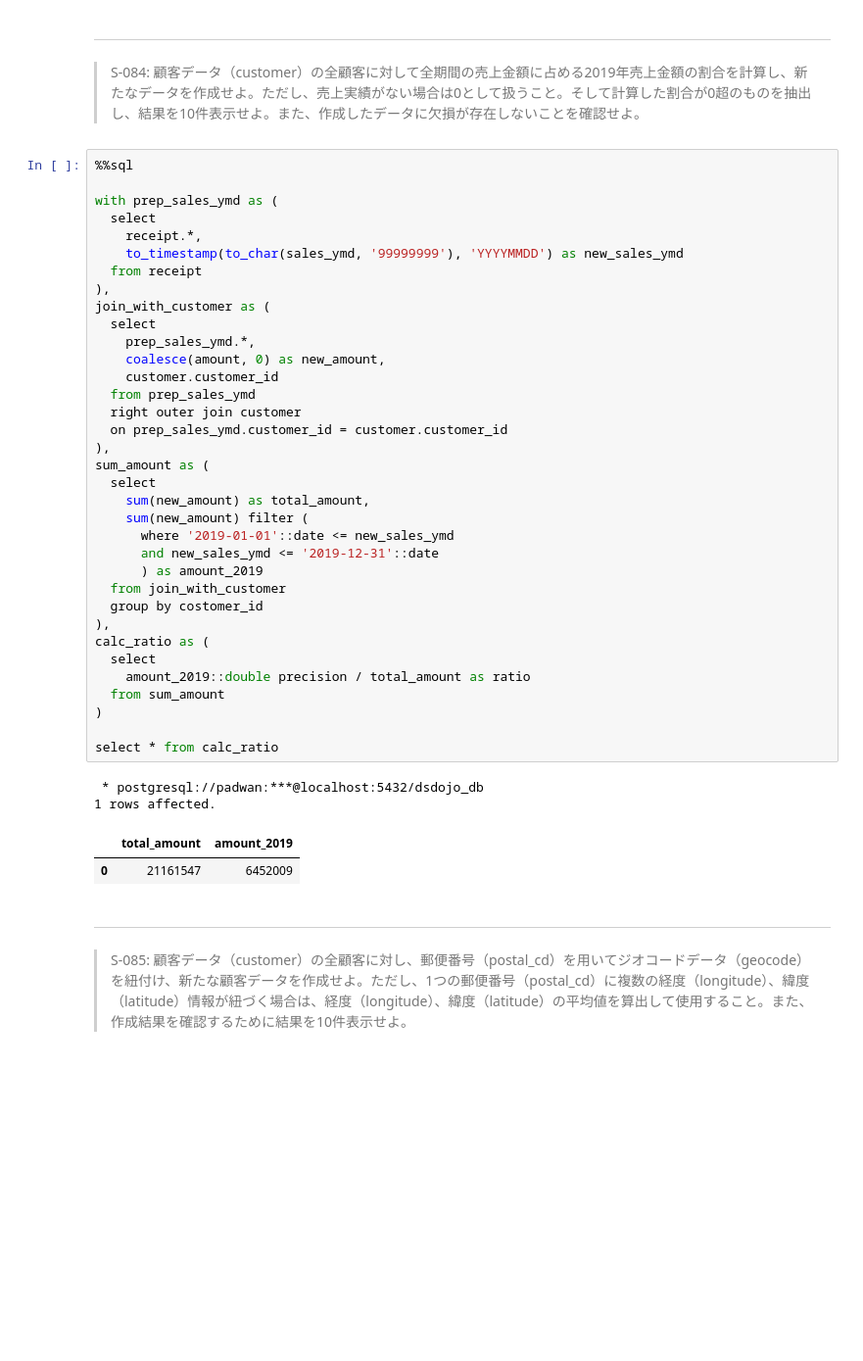
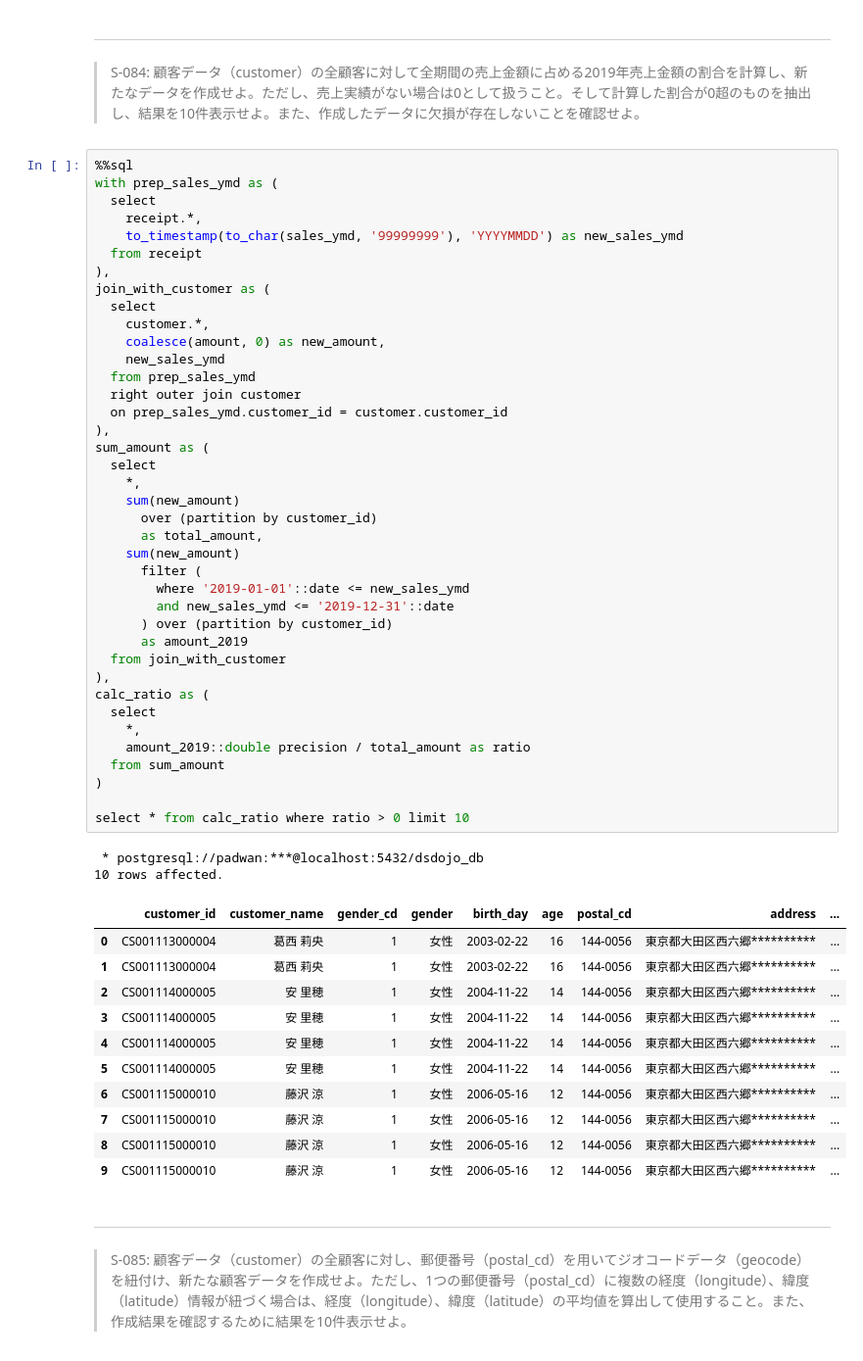
Before and after one commit to kawaguchi-adx/preprocess_knock_SQL, a Jupyter notebook: preprocess_knock_SQL_Colab.ipynb, the cells around one changed output. Shown at 98% size. Saved outputs shown, nothing was run; the diff lists cells and outputs as text; blank space fills up the shorter version.

```diff
--- a/preprocess_knock_SQL_Colab.ipynb
+++ b/preprocess_knock_SQL_Colab.ipynb
@@ -624,44 +529,57 @@ where unit_price is null or unit_cost is null
 > S-084: 顧客データ（customer）の全顧客に対して全期間の売上金額に占める2019年売上金額の割合を計算し、新たなデータを作成せよ。ただし、売上実績がない場合は0として扱うこと。そして計算した割合が0超のものを抽出し、結果を10件表示せよ。また、作成したデータに欠損が存在しないことを確認せよ。
 # %%
 %%sql
-
 with prep_sales_ymd as (
   select
     receipt.*,
     to_timestamp(to_char(sales_ymd, '99999999'), 'YYYYMMDD') as new_sales_ymd
   from receipt
 ),
 join_with_customer as (
   select
-    prep_sales_ymd.*,
+    customer.*,
     coalesce(amount, 0) as new_amount,
-    customer.customer_id
+    new_sales_ymd
   from prep_sales_ymd
   right outer join customer
   on prep_sales_ymd.customer_id = customer.customer_id
 ),
 sum_amount as (
   select
-    sum(new_amount) as total_amount,
-    sum(new_amount) filter (
-      where '2019-01-01'::date <= new_sales_ymd
-      and new_sales_ymd <= '2019-12-31'::date
-      ) as amount_2019
+    *,
+    sum(new_amount)
+      over (partition by customer_id)
+      as total_amount,
+    sum(new_amount)
+      filter (
+        where '2019-01-01'::date <= new_sales_ymd
+        and new_sales_ymd <= '2019-12-31'::date
+      ) over (partition by customer_id)
+      as amount_2019
   from join_with_customer
-  group by costomer_id
 ),
 calc_ratio as (
   select
+    *,
     amount_2019::double precision / total_amount as ratio
   from sum_amount
 )
 
-select * from calc_ratio
+select * from calc_ratio where ratio > 0 limit 10
 # %% [output]
  * postgresql://padwan:***@localhost:5432/dsdojo_db
-1 rows affected.
+10 rows affected.
-|  | total_amount | amount_2019 |
-| 0 | 21161547 | 6452009 |
+|  | customer_id | customer_name | gender_cd | gender | birth_day | age | postal_cd | address | ... |
+| 0 | CS001113000004 | 葛西 莉央 | 1 | 女性 | 2003-02-22 | 16 | 144-0056 | 東京都大田区西六郷********** | ... |
+| 1 | CS001113000004 | 葛西 莉央 | 1 | 女性 | 2003-02-22 | 16 | 144-0056 | 東京都大田区西六郷********** | ... |
+| 2 | CS001114000005 | 安 里穂 | 1 | 女性 | 2004-11-22 | 14 | 144-0056 | 東京都大田区西六郷********** | ... |
+| 3 | CS001114000005 | 安 里穂 | 1 | 女性 | 2004-11-22 | 14 | 144-0056 | 東京都大田区西六郷********** | ... |
+| 4 | CS001114000005 | 安 里穂 | 1 | 女性 | 2004-11-22 | 14 | 144-0056 | 東京都大田区西六郷********** | ... |
+| 5 | CS001114000005 | 安 里穂 | 1 | 女性 | 2004-11-22 | 14 | 144-0056 | 東京都大田区西六郷********** | ... |
+| 6 | CS001115000010 | 藤沢 涼 | 1 | 女性 | 2006-05-16 | 12 | 144-0056 | 東京都大田区西六郷********** | ... |
+| 7 | CS001115000010 | 藤沢 涼 | 1 | 女性 | 2006-05-16 | 12 | 144-0056 | 東京都大田区西六郷********** | ... |
+| 8 | CS001115000010 | 藤沢 涼 | 1 | 女性 | 2006-05-16 | 12 | 144-0056 | 東京都大田区西六郷********** | ... |
+| 9 | CS001115000010 | 藤沢 涼 | 1 | 女性 | 2006-05-16 | 12 | 144-0056 | 東京都大田区西六郷********** | ... |
 # %% [markdown]
 ---
 > S-085: 顧客データ（customer）の全顧客に対し、郵便番号（postal_cd）を用いてジオコードデータ（geocode）を紐付け、新たな顧客データを作成せよ。ただし、1つの郵便番号（postal_cd）に複数の経度（longitude）、緯度（latitude）情報が紐づく場合は、経度（longitude）、緯度（latitude）の平均値を算出して使用すること。また、作成結果を確認するために結果を10件表示せよ。
```
Also changed, not shown: parts of 7 cells of this notebook.
